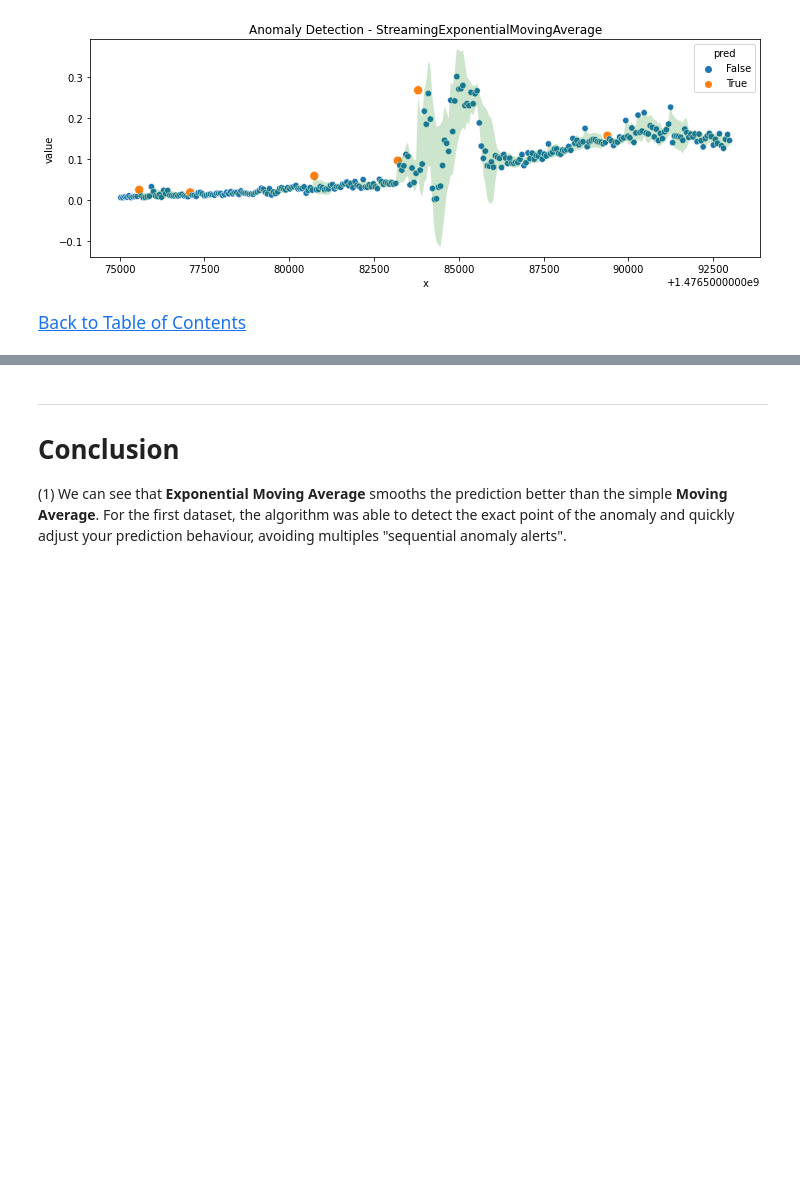
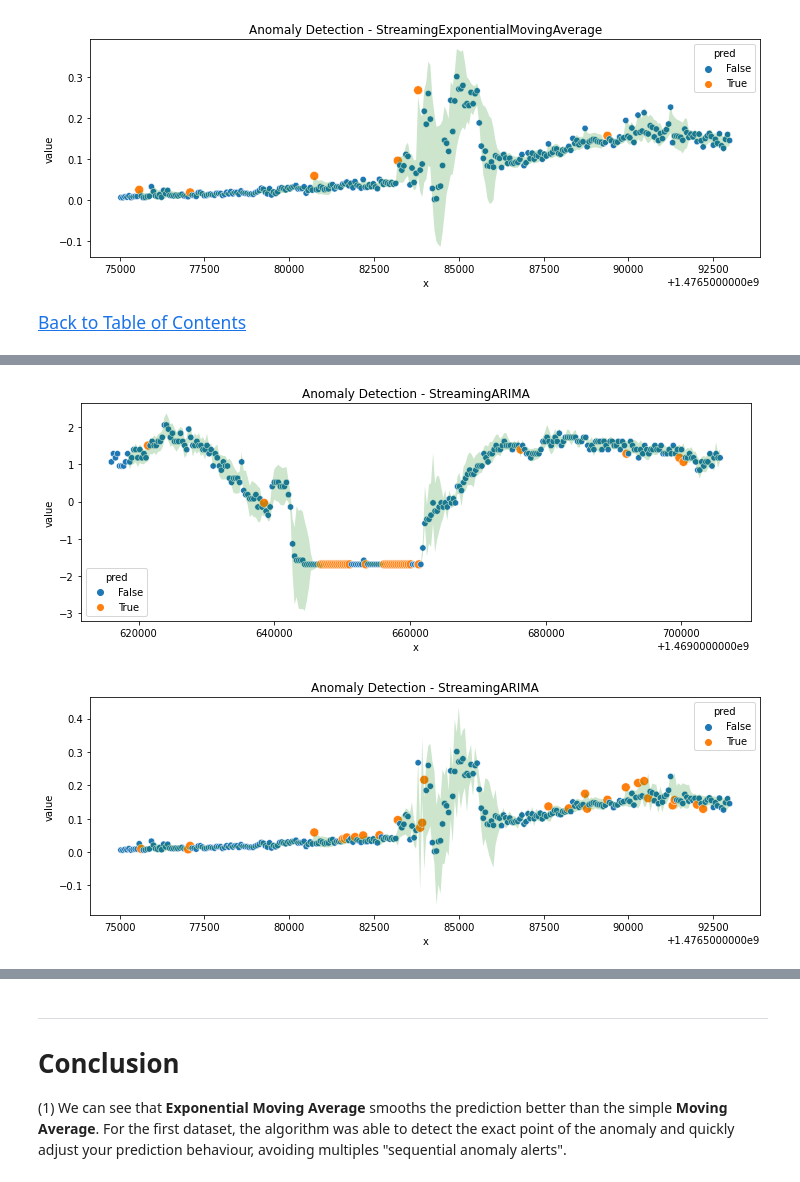
Before and after one commit to leomaurodesenv/kaggle, a Jupyter notebook: jupyter/anomaly-detection-streaming-data-evaluation.ipynb, the cells around one changed output, grey strips where cells are left out. Saved outputs shown, nothing was run; the diff lists cells and outputs as text; code cells hidden in the pictures; blank space fills up the shorter version.

```diff
--- a/jupyter/anomaly-detection-streaming-data-evaluation.ipynb
+++ b/jupyter/anomaly-detection-streaming-data-evaluation.ipynb
@@ -295,0 +413,10 @@ plot_anomalies(df2_zoom, StreamingExponentialMovingAverage, parameters, dumping=
+# %%
+%%time
+parameters = {'threshold': 1.5, 'order': (2, 1, 2)}
+plot_anomalies(df1_zoom, StreamingARIMA, parameters, dumping=True)
+
+parameters = {'threshold': 1.5, 'order': (2, 1, 2)}
+plot_anomalies(df2_zoom, StreamingARIMA, parameters, dumping=True)
+# %% [output]
+[figure, added]
+[figure, added]
```
Also changed, not shown: parts of 12 cells of this notebook.
